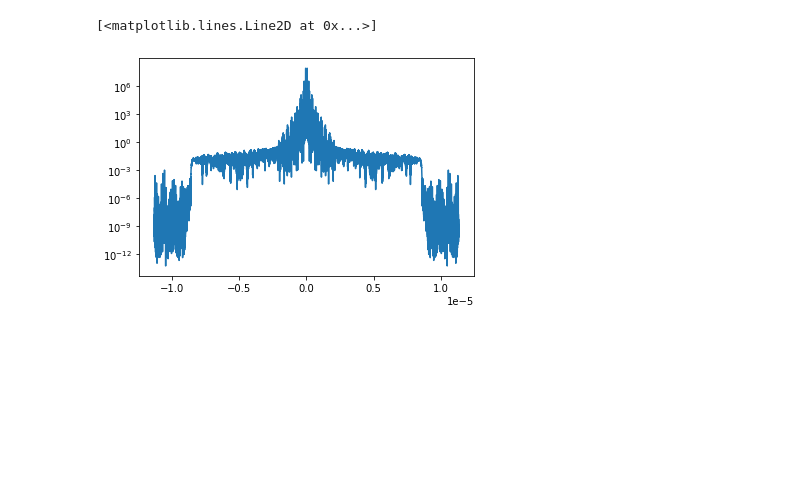
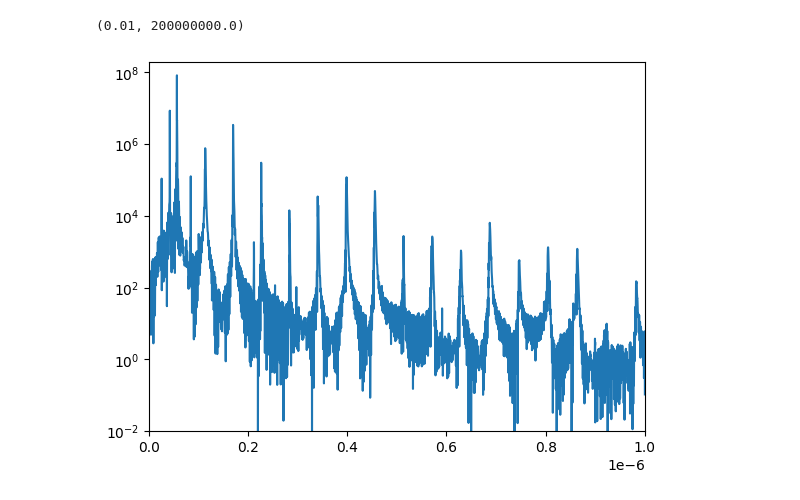
Before and after one commit to AdelaideUniversityMathSciences/MathsForAI, a Jupyter notebook: Code/audio_example.ipynb, the cells around one changed output. Drawn from its saved outputs; the diff is of its cells as text; code cells hidden in the pictures; blank space fills up the shorter version.

```diff
--- a/Code/audio_example.ipynb
+++ b/Code/audio_example.ipynb
@@ -44,7 +44,9 @@ torch.Size([2, 134784])
 # %%
 z = fft.fftshift(fft.fft( data_waveform[1,:] ))
 f = fft.fftshift(fft.fftfreq( z.size(dim=0), d=sample_rate))
 plt.semilogy( f, abs(z) ** 2 )
+plt.xlim(0,0.000001)
+plt.ylim(1.0e-2, 2.0e8)
 # %% [output]
-[<matplotlib.lines.Line2D at 0x...>]
+(0.01, 200000000.0)
-[figure, old version]
+[figure, new version]
```
Also changed, not shown: parts of 2 cells of this notebook.
